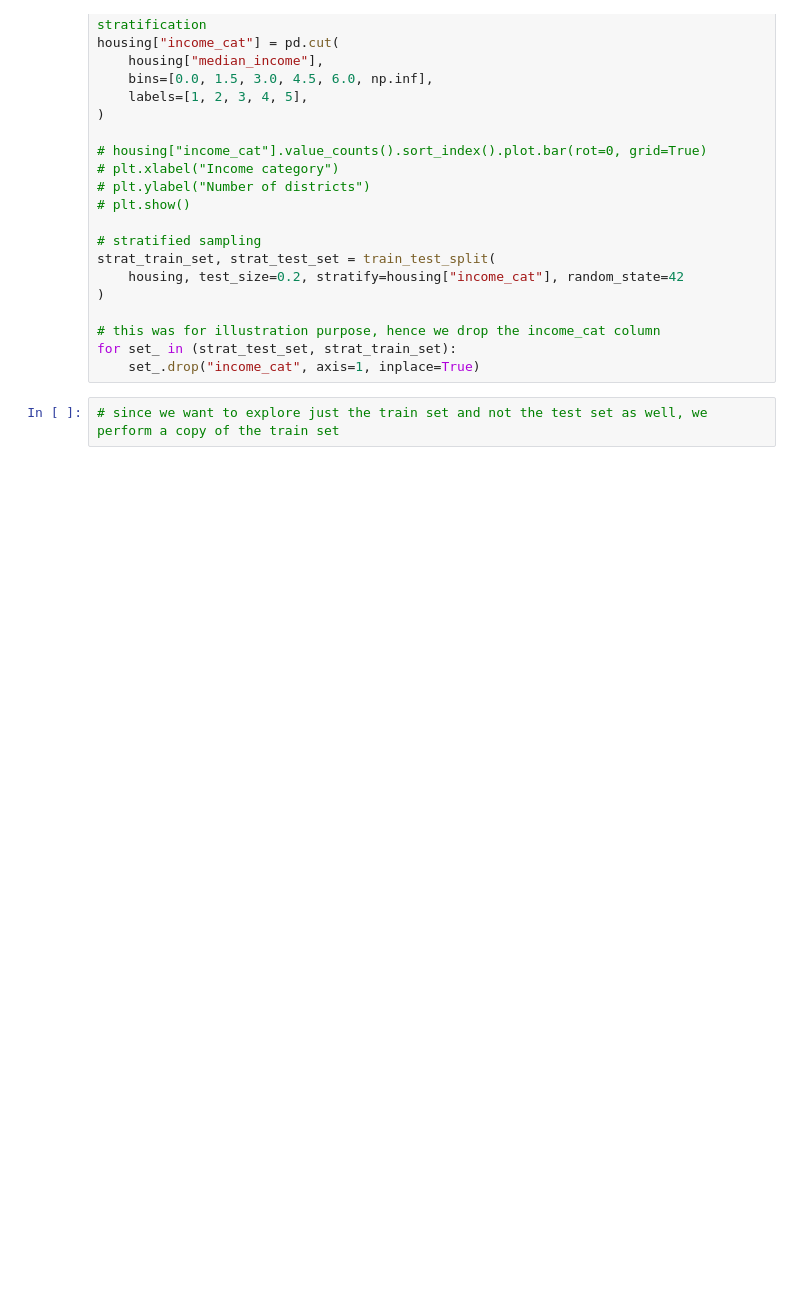
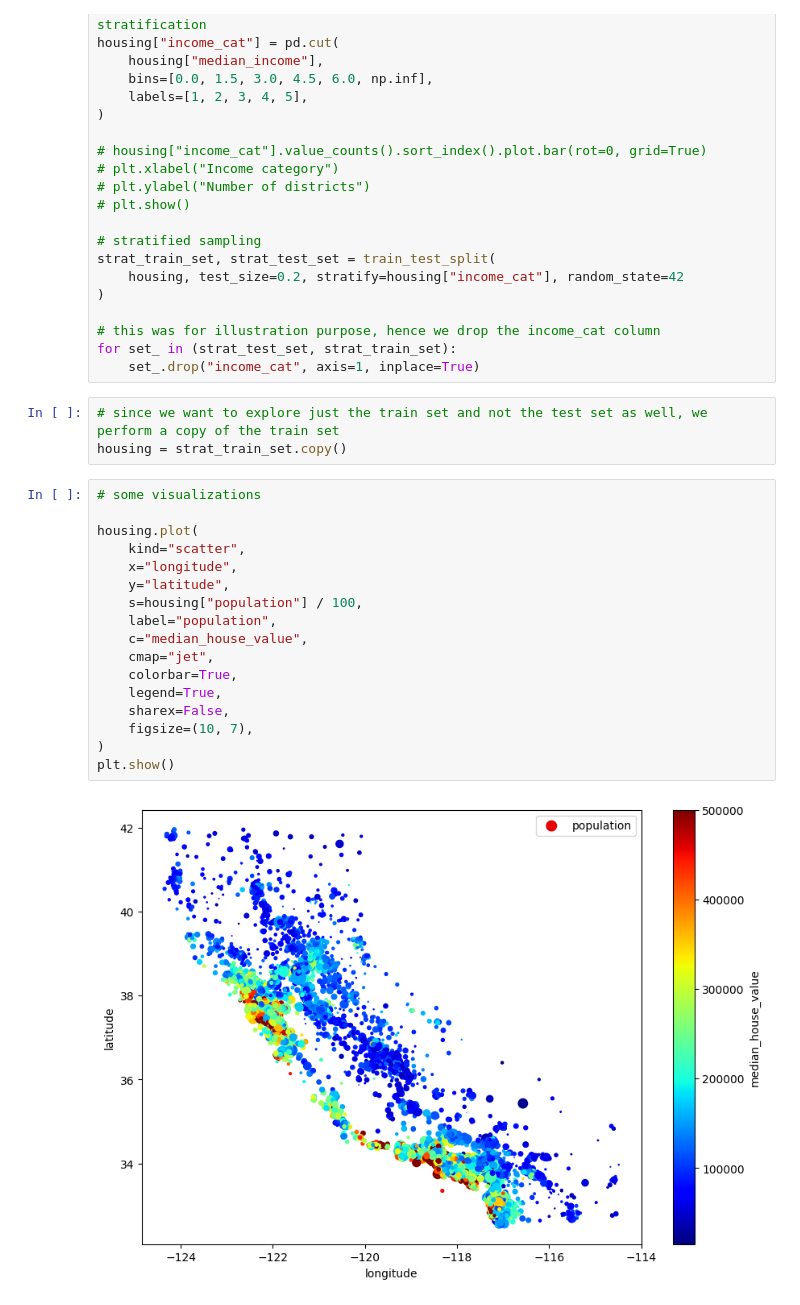
Before and after one commit to kcnewman/hands-on-ml, a Jupyter notebook: notebooks/chapter2. End-to-End ML Project.ipynb, the cells around one changed output. Cells and saved outputs as stored; diff of their text form; blank space fills up the shorter version.

Commit message:
plotted some graphs

```diff
--- a/notebooks/chapter2. End-to-End ML Project.ipynb
+++ b/notebooks/chapter2. End-to-End ML Project.ipynb
@@ -119,3 +120,23 @@ for set_ in (strat_test_set, strat_train_set):
     set_.drop("income_cat", axis=1, inplace=True)
 # %%
 # since we want to explore just the train set and not the test set as well, we perform a copy of the train set
+housing = strat_train_set.copy()
+# %%
+# some visualizations
+
+housing.plot(
+    kind="scatter",
+    x="longitude",
+    y="latitude",
+    s=housing["population"] / 100,
+    label="population",
+    c="median_house_value",
+    cmap="jet",
+    colorbar=True,
+    legend=True,
+    sharex=False,
+    figsize=(10, 7),
+)
+plt.show()
+# %% [output]
+[figure, added]
```
Also changed, not shown: parts of 3 cells of this notebook.
